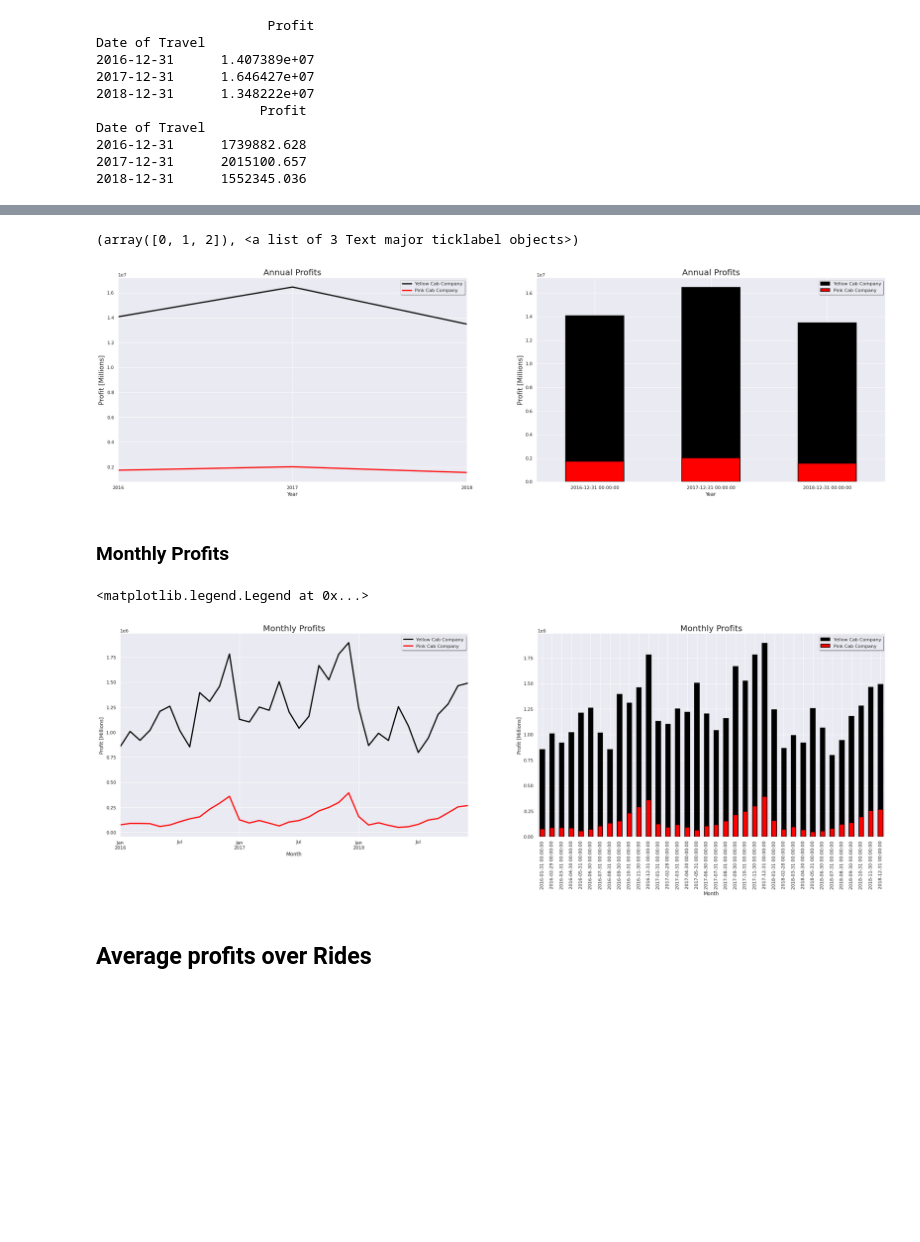
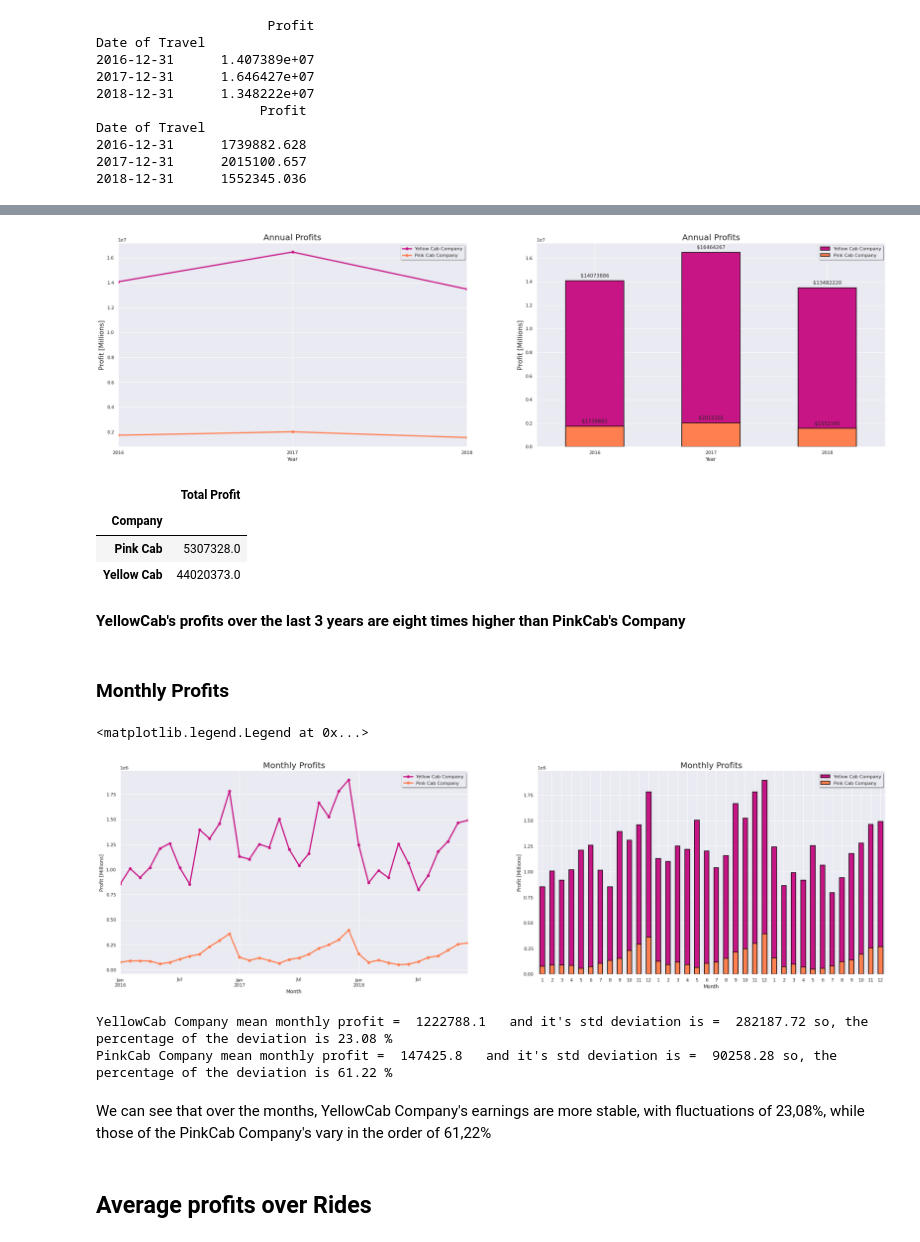
Before and after one commit to Naquiao/Cab-Industry-Data-Analysis, a Jupyter notebook: Week2/Data_Analysis_for_Cab_Investments.ipynb, the cells around one changed output, grey strips where cells are left out. Saved outputs shown, nothing was run; the diff lists cells and outputs as text; code cells hidden in the pictures; blank space fills up the shorter version.

```diff
--- a/Week2/Data_Analysis_for_Cab_Investments.ipynb
+++ b/Week2/Data_Analysis_for_Cab_Investments.ipynb
@@ -449,7 +448,7 @@ Here I want to create a new dataset that will be the same as Master Datset, but
 masterdata['Year of Travel'] = masterdata['Date of Travel'].dt.year
 masterdata['Month of Travel'] = masterdata['Date of Travel'].dt.month
 masterdata['Day of Travel'] = masterdata['Date of Travel'].dt.day
-masterdata_st['Profit'] = masterdata_st['Price Charged'] -masterdata_st['Cost of Trip']
+masterdata['Profit'] = masterdata['Price Charged'] -masterdata['Cost of Trip']
 # %%
 masterdata_st=masterdata.set_index('Date of Travel')
 # %%
@@ -539,8 +620,8 @@ ppm['ProfitOKM']= ppm['Profit']/pinkcabst['KM Travelled'].resample('m').sum()
 plt.figure(figsize=(33,9))
 
 plt.subplot(1,2,1)
-fig= yellowcabst.Profit.resample('Y').sum().plot.line(color = 'black',label='Yellow Cab Company',linewidth=3)
-fig=pinkcabst.Profit.resample('Y').sum().plot.line(color = 'red',label='Pink Cab Company',linewidth=3)
+fig= yellowcabst.Profit.resample('Y').sum().plot.line(color = 'mediumvioletred',label='Yellow Cab Company',linewidth=3, marker='o')
+fig=pinkcabst.Profit.resample('Y').sum().plot.line(color = 'coral',label='Pink Cab Company',linewidth=3, marker='o')
 plt.ylabel('Profit [Millions]', fontsize=16)
 plt.title('Annual Profits',fontsize=20)
 plt.xlabel('Year')
@@ -548,36 +629,51 @@ plt.xlabel('Year')
 plt.legend(loc='best', shadow=True)
 
 plt.subplot(1,2,2)
-fig= yellowcabst.Profit.resample('Y').sum().plot.bar(color = 'black',label='Yellow Cab Company',edgecolor='black',linewidth=1.5)
-fig=pinkcabst.Profit.resample('Y').sum().plot.bar(color = 'red',label='Pink Cab Company',edgecolor='black',linewidth=1.5)
+fig2= yellowcabst.Profit.resample('Y').sum().plot.bar(color = 'mediumvioletred',label='Yellow Cab Company',edgecolor='black',linewidth=1.5, stacked = True)
+fig2=pinkcabst.Profit.resample('Y').sum().plot.bar(color = 'coral',label='Pink Cab Company',edgecolor='black',linewidth=1.5 ,stacked = True)
 plt.ylabel('Profit [Millions]', fontsize=16)
 plt.title('Annual Profits',fontsize=20)
 plt.xlabel('Year')
 plt.legend(loc='best', shadow=True)
-plt.xticks(rotation=0)
+años = ['2016','2017','2018']
+mapeado = range(len(años))
+plt.xticks(mapeado, años, rotation =0)
+add_value_labels(fig2)
 # %% [output]
-(array([0, 1, 2]), <a list of 3 Text major ticklabel objects>)
-[figure, old version]
+[figure, new version]
+# %%
+round(masterdata.groupby(['Company']).Profit.sum().to_frame('Total Profit'),0)
+# %% [output]
+|  | Total Profit |
+| Company |  |
+| Pink Cab | 5307328.0 |
+| Yellow Cab | 44020373.0 |
+# %% [markdown]
+**YellowCab's profits over the last 3 years are eight times higher than PinkCab's Company**
 # %% [markdown]
 ### **Monthly Profits**
 # %%
 plt.figure(figsize=(33,9))
 
 plt.subplot(1,2,1)
-fig= yellowcabst.Profit.resample('m').sum().plot.line(color = 'black',label='Yellow Cab Company',linewidth=3)
-fig=pinkcabst.Profit.resample('m').sum().plot.line(color = 'red',label='Pink Cab Company',linewidth=3)
+fig= yellowcabst.Profit.resample('m').sum().plot.line(color = 'mediumvioletred',label='Yellow Cab Company',linewidth=3, marker ='o')
+fig=pinkcabst.Profit.resample('m').sum().plot.line(color = 'coral',label='Pink Cab Company',linewidth=3, marker='o')
 plt.ylabel('Profit [Millions]')
 plt.title('Monthly Profits',fontsize=20)
 plt.xlabel('Month')
 plt.legend(loc='best', shadow=True)
 
 plt.subplot(1,2,2)
-fig= yellowcabst.Profit.resample('m').sum().plot.bar(color = 'black',label='Yellow Cab Company',edgecolor='black',linewidth=1.5)
-fig=pinkcabst.Profit.resample('m').sum().plot.bar(color = 'red',label='Pink Cab Company',edgecolor='black',linewidth=1.5)
+fig= yellowcabst.Profit.resample('m').sum().plot.bar(color = 'mediumvioletred',label='Yellow Cab Company',edgecolor='black',linewidth=1.5)
+fig=pinkcabst.Profit.resample('m').sum().plot.bar(color = 'coral',label='Pink Cab Company',edgecolor='black',linewidth=1.5)
 plt.ylabel('Profit [Millions]')
 plt.title('Monthly Profits',fontsize=20)
 plt.xlabel('Month')
+lista=[1,2,3,4,5,6,7,8,9,10,11,12]
+lista=lista*3
+mapeado = range(len(lista))
+plt.xticks(mapeado, lista, rotation =0)
 plt.legend(loc='best', shadow=True)
 # %% [output]
 <matplotlib.legend.Legend at 0x...>
-[figure, old version]
+[figure, new version]
@@ -584,3 +687,11 @@ plt.legend(loc='best', shadow=True)
+# %%
+print('YellowCab Company mean monthly profit = ', round(y.Profit.mean(),1),"  and it's std deviation is = ",round(y.Profit.std(),2), 'so, the percentage of the deviation is', round((y.Profit.std() /y.Profit.mean())*100,2),'%')
+print('PinkCab Company mean monthly profit = ', round(p.Profit.mean(),1),"  and it's std deviation is = ",round(p.Profit.std(),2), 'so, the percentage of the deviation is', round((p.Profit.std() /p.Profit.mean())*100,2),'%')
+# %% [output]
+YellowCab Company mean monthly profit =  1222788.1   and it's std deviation is =  282187.72 so, the percentage of the deviation is 23.08 %
+PinkCab Company mean monthly profit =  147425.8   and it's std deviation is =  90258.28 so, the percentage of the deviation is 61.22 %
+# %% [markdown]
+We can see that over the months, YellowCab Company's earnings are more stable, with fluctuations of 23,08%, while those of the PinkCab Company's vary in the order of 61,22%
 # %% [markdown]
 ## **Average profits over Rides**
 # %% [markdown]
```
Also changed, not shown: parts of 82 cells of this notebook, 1 other file.
